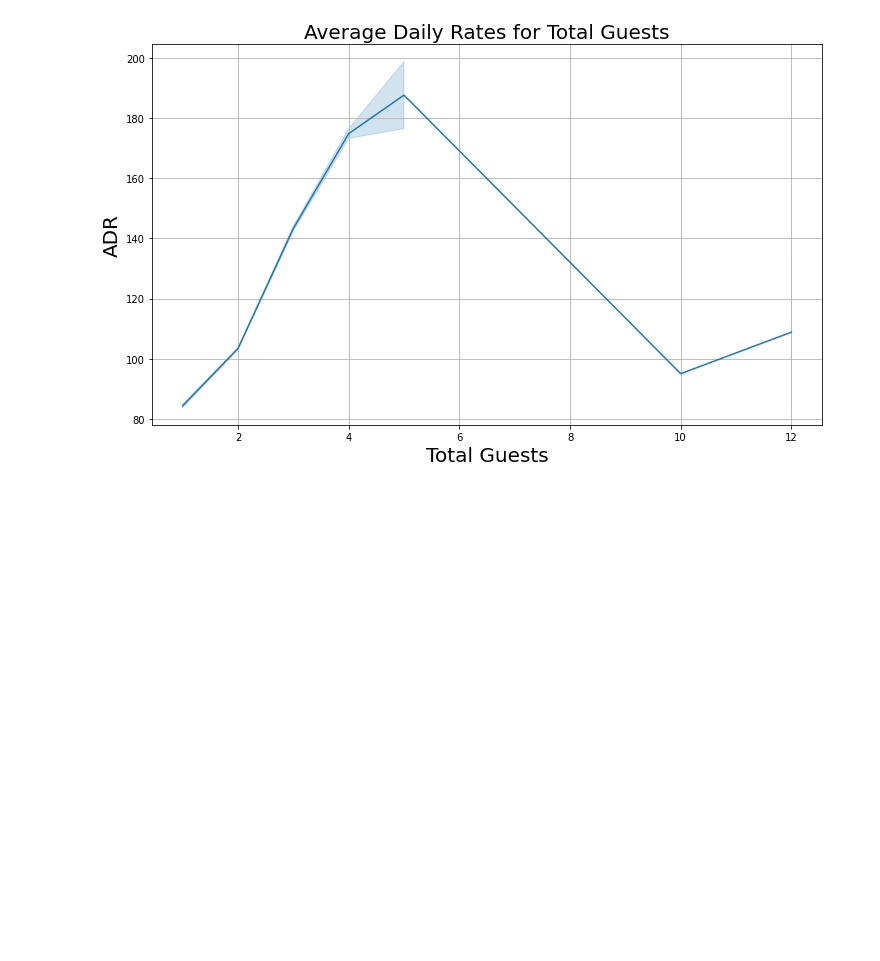
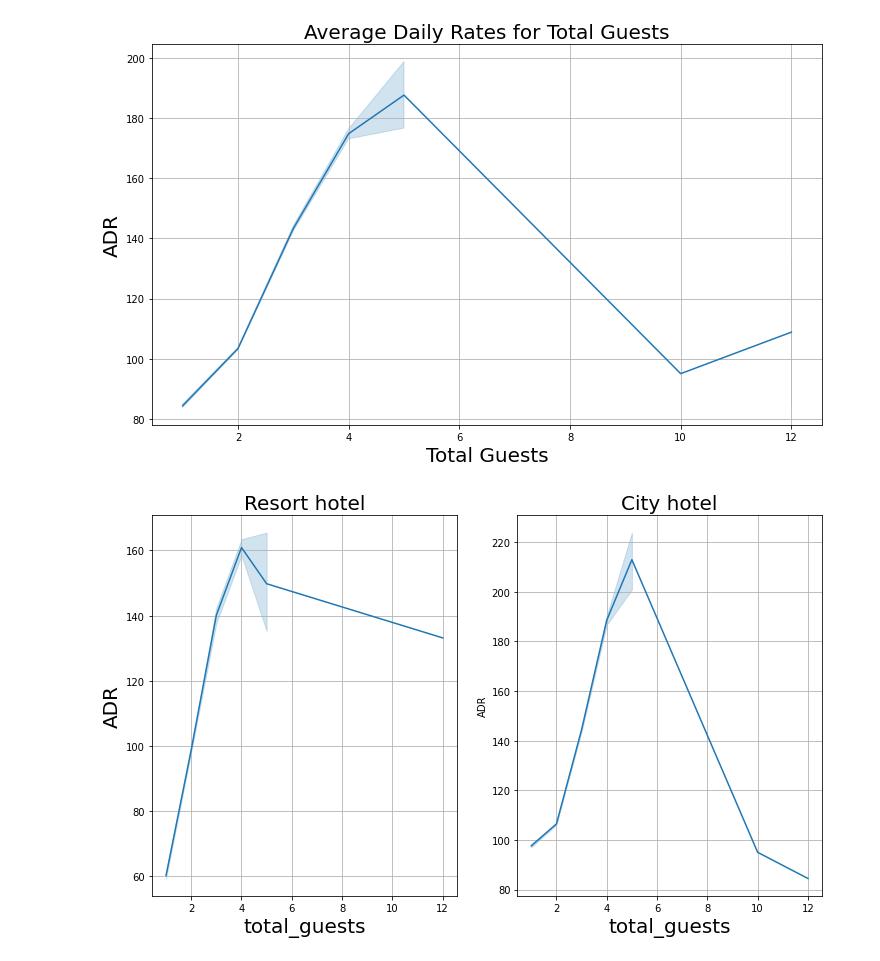
Before and after one commit to DharmeshRV/Hotel-Booking-Analysis, a Jupyter notebook: Hotel_Booking_Analysis_Capstone_Project.ipynb, the cells around one changed output. Drawn from its saved outputs; the diff is of its cells as text; code cells hidden in the pictures; blank space fills up the shorter version.

```diff
--- a/Hotel_Booking_Analysis_Capstone_Project.ipynb
+++ b/Hotel_Booking_Analysis_Capstone_Project.ipynb
@@ -683,3 +695,19 @@ plt.ylabel("ADR",fontsize=20)
 plt.grid(True)
 # %% [output]
 [figure]
+# %%
+# plotting adr for total_guests in both types of hotels
+plt.subplot(1,2,1)
+sns.lineplot(data=resort_df,x='total_guests',y='adr')
+plt.xlabel("total_guests",fontsize=20)
+plt.title("Resort hotel",fontsize=20)
+plt.ylabel("ADR",fontsize=20)
+plt.grid(True)
+plt.subplot(1,2,2)
+sns.lineplot(data=city_df,x='total_guests',y='adr')
+plt.xlabel("total_guests",fontsize=20)
+plt.title("City hotel",fontsize=20)
+plt.ylabel("ADR",fontsize=10)
+plt.grid(True)
+# %% [output]
+[figure, added]
```
Also changed, not shown: parts of 17 cells of this notebook.
